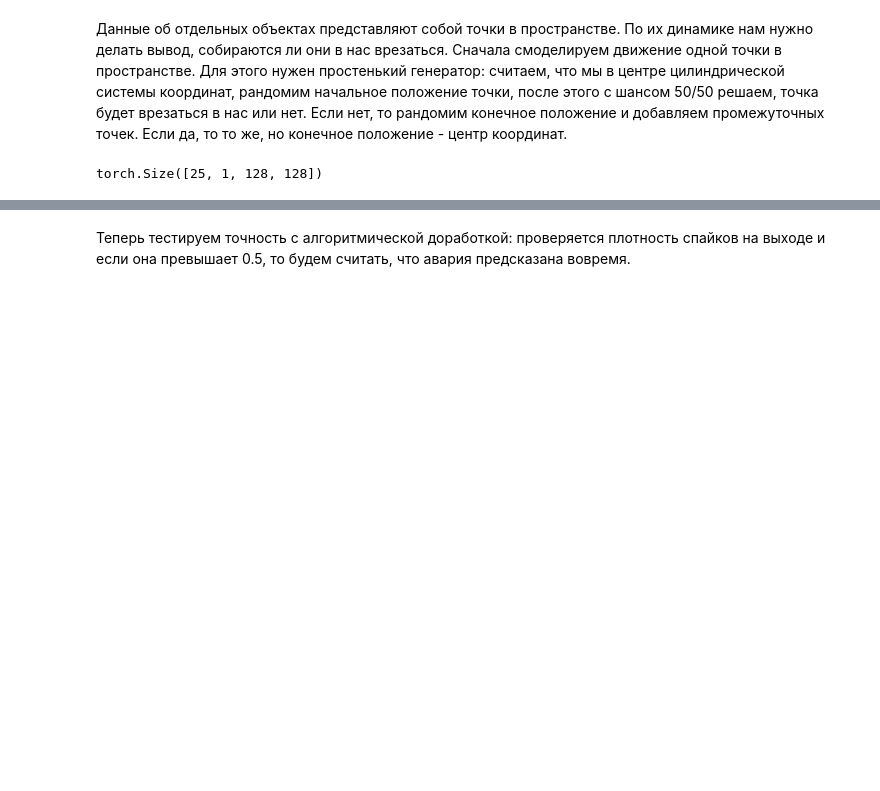
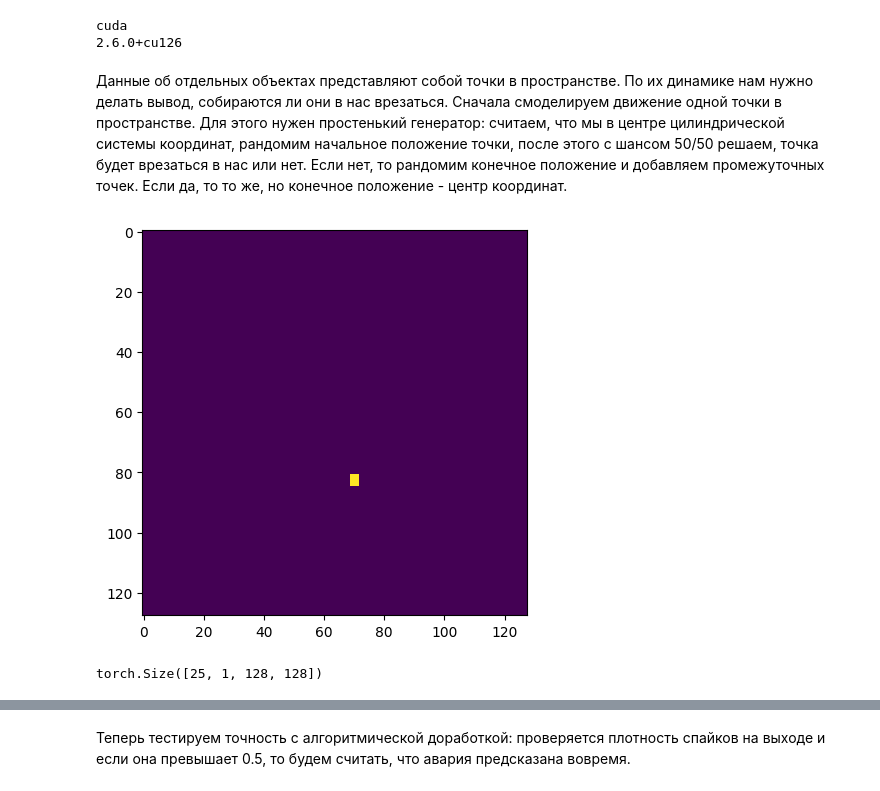
Before and after one commit to mattykurlzz/snn_crash_recognition, a Jupyter notebook: snn.ipynb, the cells around one changed output, grey strips where cells are left out. Drawn from its saved outputs; the diff is of its cells as text; code cells hidden in the pictures; blank space fills up the shorter version.

```diff
--- a/snn.ipynb
+++ b/snn.ipynb
@@ -12,6 +12,13 @@ num_steps = 25 # number of time steps
 batch_size = 1
 beta = 0.8  # neuron decay rate
 spike_grad = surrogate.fast_sigmoid() # surrogate gradient
+
+device = 'cuda' if torch.cuda.is_available() else 'cpu'
+print(device)
+print(torch.__version__)
+# %% [output]
+cuda
+2.6.0+cu126
 # %% [markdown]
 Данные об отдельных объектах представляют собой точки в пространстве. По их динамике нам нужно делать вывод, собираются ли они в нас врезаться. Сначала смоделируем движение одной точки в пространстве. Для этого нужен простенький генератор: считаем, что мы в центре цилиндрической системы координат, рандомим начальное положение точки, после этого с шансом 50/50 решаем, точка будет врезаться в нас или нет. Если нет, то рандомим конечное положение и добавляем промежуточных точек. Если да, то то же, но конечное положение - центр координат.
 # %%
@@ -168,19 +167,20 @@ class single_data:
 # %%
 sin_data = single_data(
     field_depth_m,
     field_height_m,
     fov_deg,
     camera_pos,
     output_length=num_steps,
     img_size=(128, 128)
 )
 
-# for frame in sin_data.image_sequence:
-#     live_imshow(frame)
-#     sleep(1/12)
+for frame in sin_data.image_sequence:
+    live_imshow(frame[0].cpu())
+    sleep(1/12)
 
 print(sin_data.image_sequence.shape)
 # %% [output]
+[figure, added]
 torch.Size([25, 1, 128, 128])
 # %%
 def create_training_set(
```
Also changed, not shown: parts of 13 cells of this notebook.
